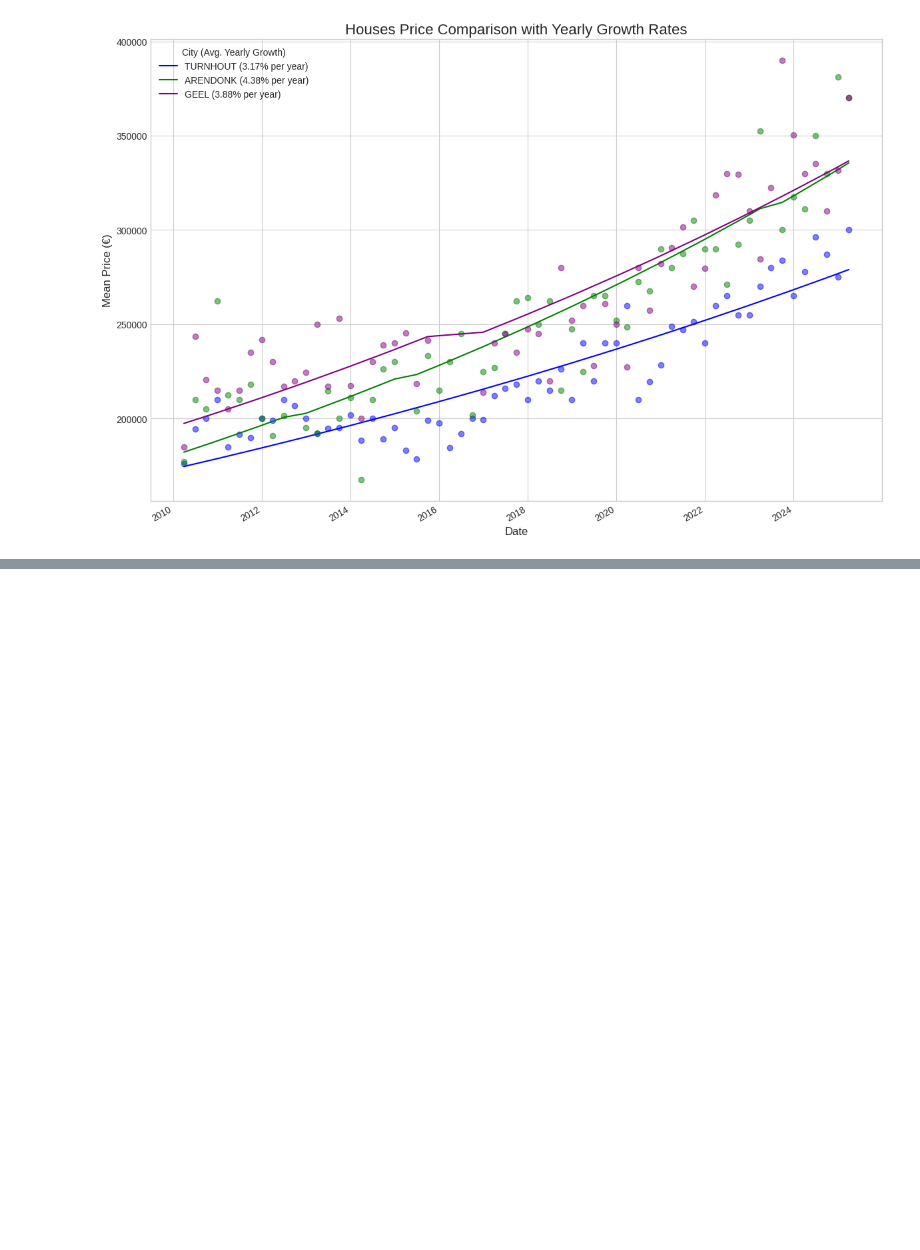
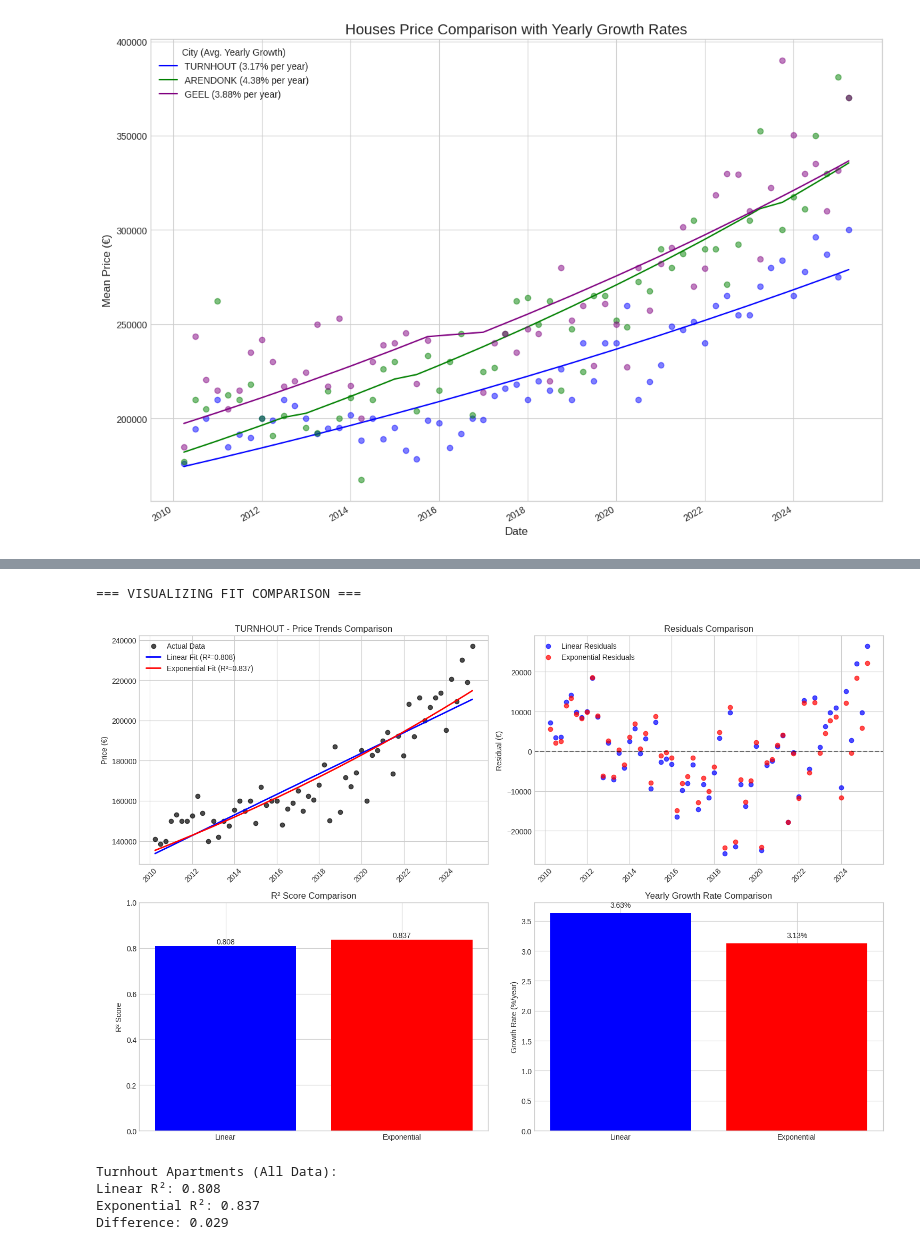
Before and after one commit to RubenPeeters/vastgoed-analysis, a Jupyter notebook: notebooks/kempen_vastgoed.ipynb, the cells around one changed output, grey strips where cells are left out. Saved outputs shown, nothing was run; the diff lists cells and outputs as text; code cells hidden in the pictures; blank space fills up the shorter version.

Commit message:
comparison between linear and exponential regression

```diff
--- a/notebooks/kempen_vastgoed.ipynb
+++ b/notebooks/kempen_vastgoed.ipynb
@@ -455,0 +652,21 @@ plt.show()
+# %%
+# Let's visualize a specific example where the difference is clear
+print("=== VISUALIZING FIT COMPARISON ===")
+
+# Example: Turnhout apartments over all data (where exponential is clearly better)
+results_turnhout = compare_exponential_vs_linear_fit(df, 'TURNHOUT', 'apartments', None)
+fig = visualize_fit_comparison(results_turnhout)
+plt.savefig(cwd.parent / "figures" / "exponential_vs_linear_comparison_turnhout.png")
+plt.show()
+
+print(f"\nTurnhout Apartments (All Data):")
+print(f"Linear R²: {results_turnhout['linear_r2']:.3f}")
+print(f"Exponential R²: {results_turnhout['exp_r2']:.3f}")
+print(f"Difference: {results_turnhout['exp_r2'] - results_turnhout['linear_r2']:.3f}")
+# %% [output]
+=== VISUALIZING FIT COMPARISON ===
+[figure, added]
+Turnhout Apartments (All Data):
+Linear R²: 0.808
+Exponential R²: 0.837
+Difference: 0.029
```
Also changed, not shown: parts of 5 cells of this notebook, 3 other files.
